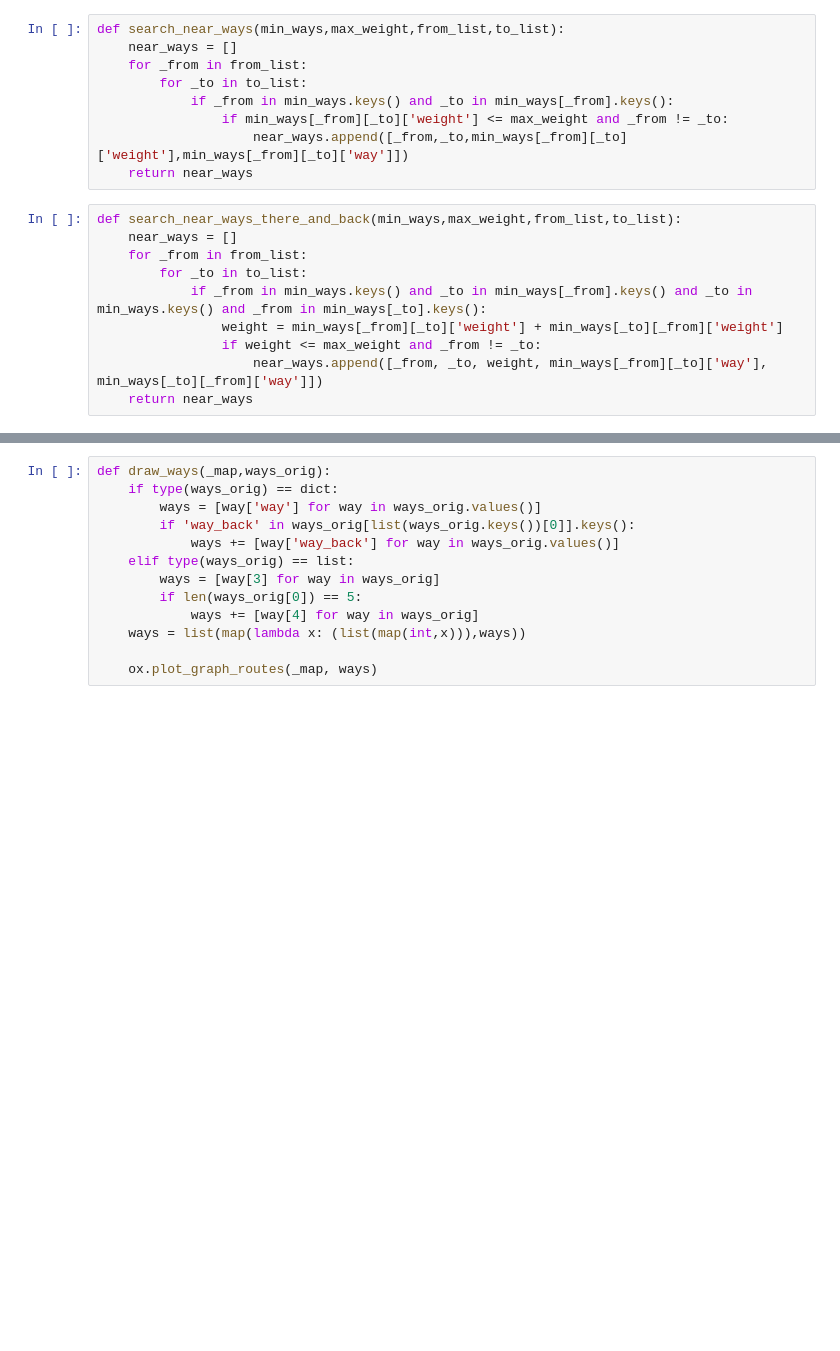
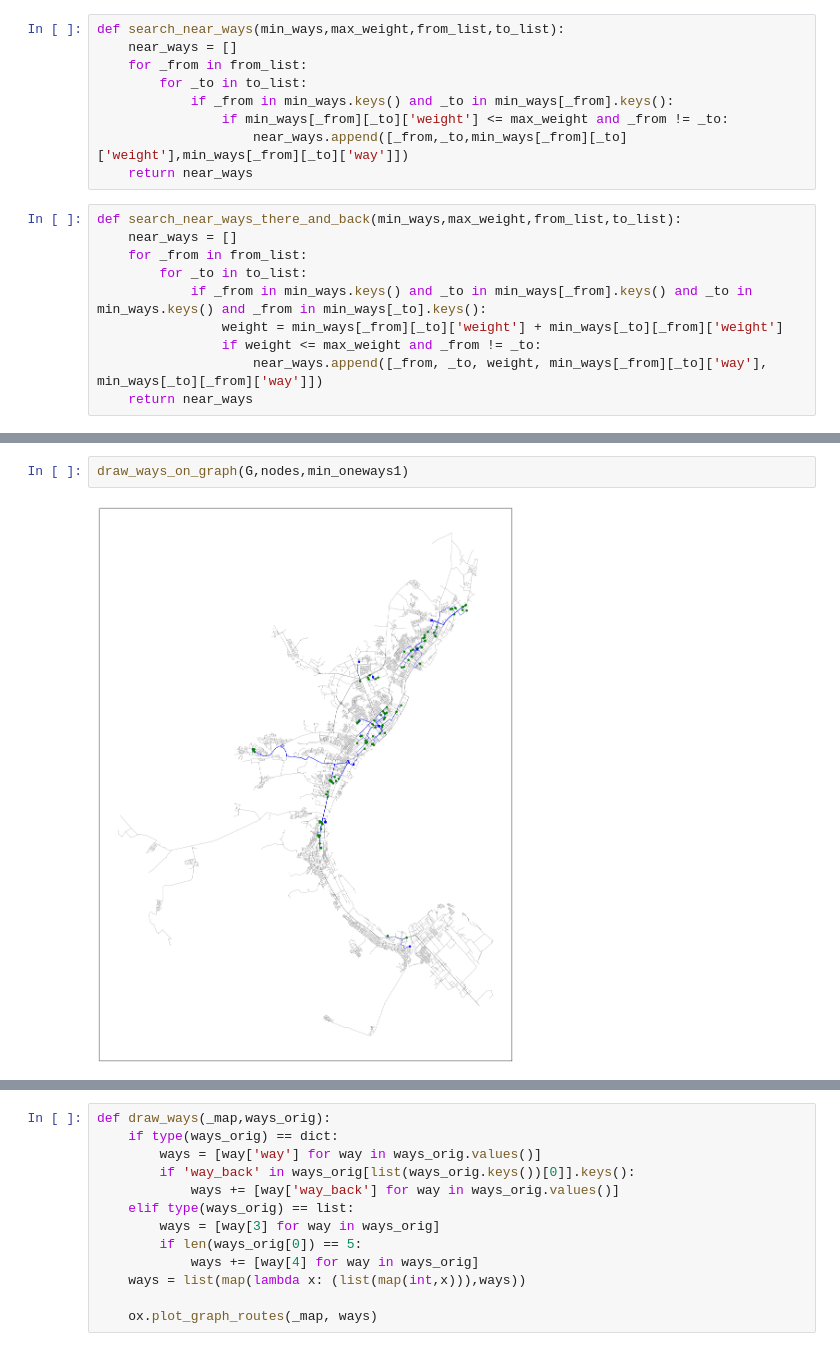
Before and after one commit to vladbusel/graph_tasks, a Jupyter notebook: solution.ipynb, the cells around one changed output, grey strips where cells are left out. Cells and saved outputs as stored; diff of their text form; blank space fills up the shorter version.

```diff
--- a/solution.ipynb
+++ b/solution.ipynb
@@ -411,0 +672,4 @@ def search_min_weight_to_node(min_ways,from_list,to_list):
+# %%
+draw_ways_on_graph(G,nodes,min_oneways1)
+# %% [output]
+[figure, added]
```
Also changed, not shown: parts of 52 cells of this notebook, 18 other files.
